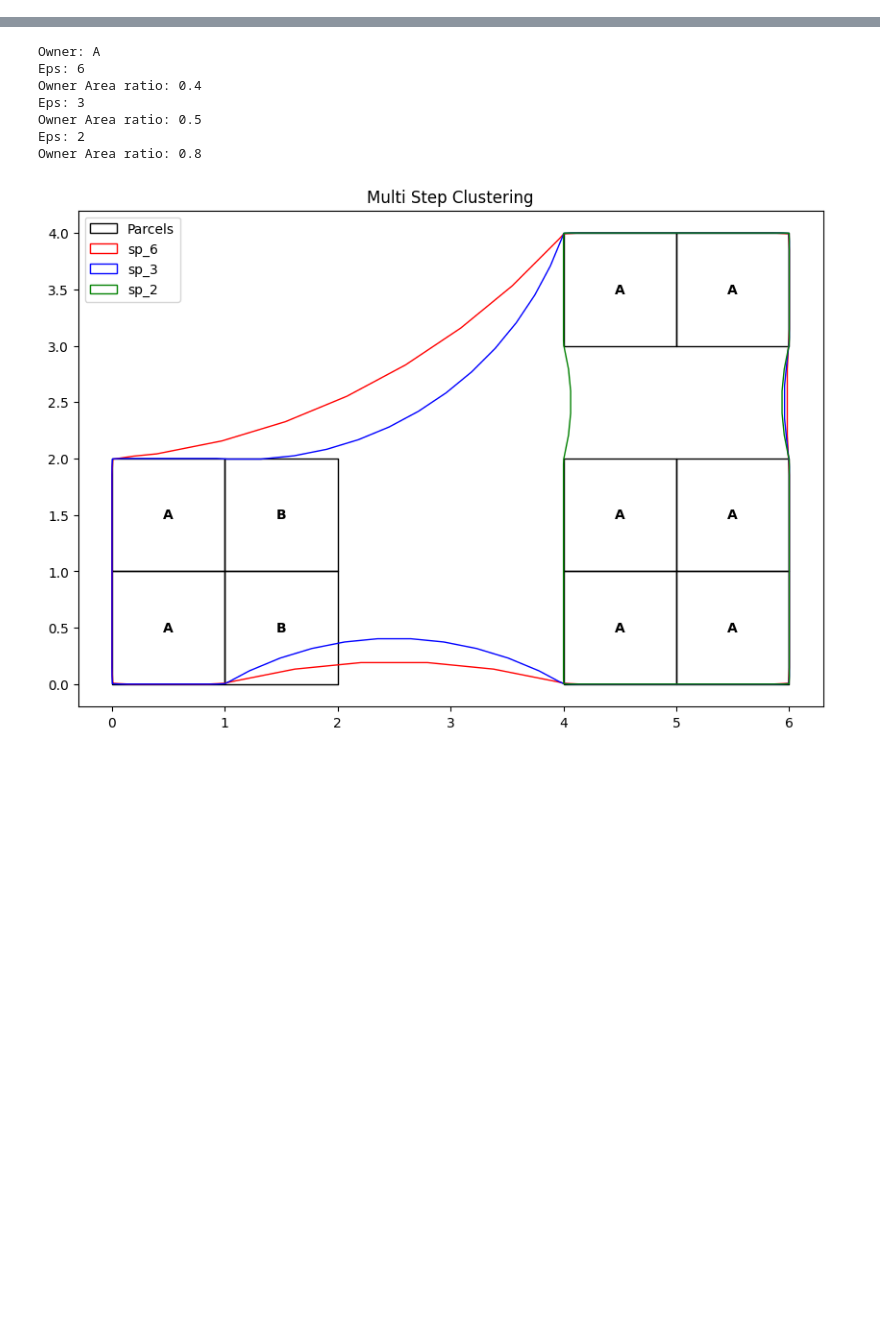
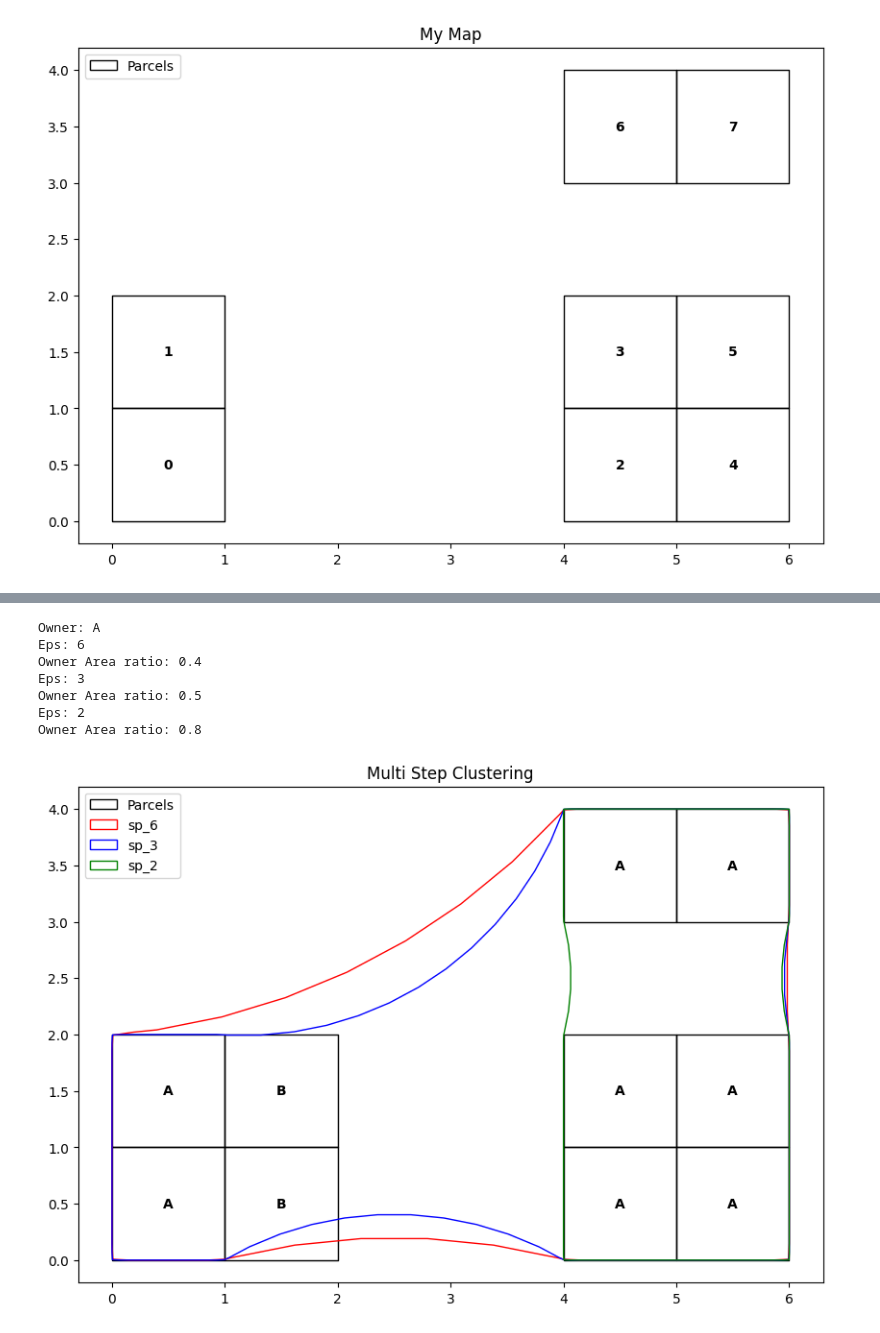
Before and after one commit to abreunig-clgx/superparcels, a Jupyter notebook: clustering/mre/multistep_eps.ipynb, the cells around one changed output, grey strips where cells are left out. Drawn from its saved outputs; the diff is of its cells as text; code cells hidden in the pictures; blank space fills up the shorter version.

```diff
--- a/clustering/mre/multistep_eps.ipynb
+++ b/clustering/mre/multistep_eps.ipynb
@@ -55,0 +158,8 @@ candidate_parcels
+# %%
+df_a = df_a.reset_index()
+a_map = Map()
+
+a_map.add_gdf(df_a, layer='Parcels', style={'facecolor': 'none'}, label='index')
+a_map.plot()
+# %% [output]
+[figure, added]
```
Also changed, not shown: parts of 15 cells of this notebook, 4 other files.
